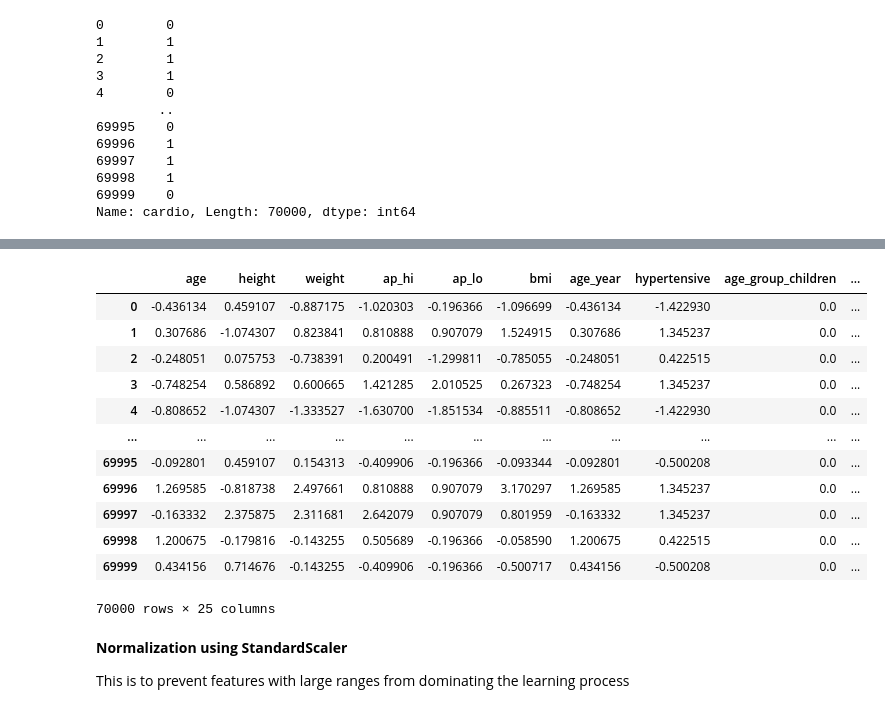
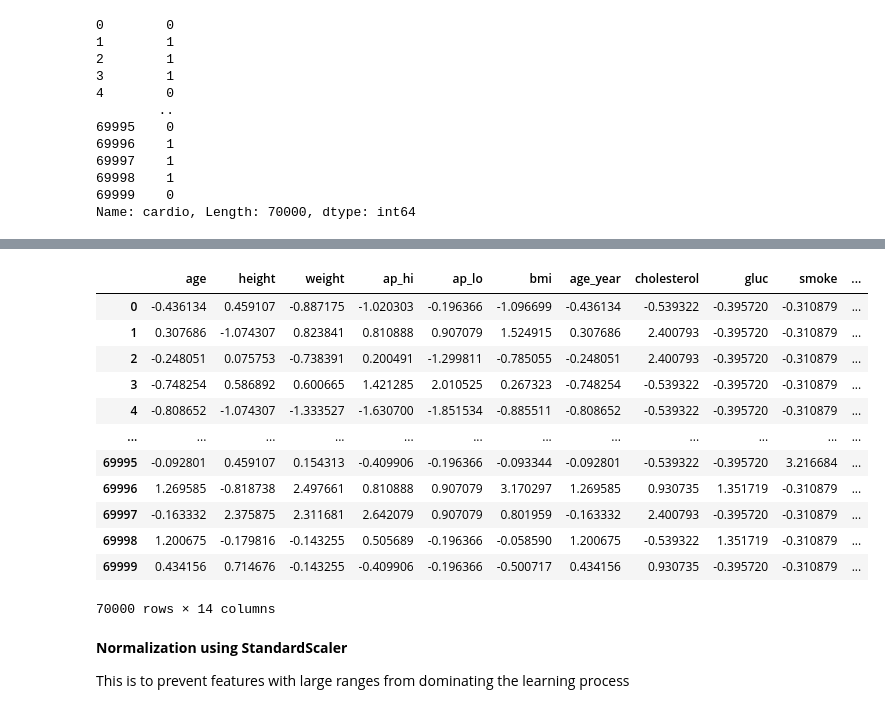
Before and after one commit to Abdulbasit4422/Cardiovascular-Disease-Prediction-Model, a Jupyter notebook: cardiovascular-diseases-prediction-model.ipynb, the cells around one changed output, grey strips where cells are left out. Drawn from its saved outputs; the diff is of its cells as text; code cells hidden in the pictures.

```diff
--- a/cardiovascular-diseases-prediction-model.ipynb
+++ b/cardiovascular-diseases-prediction-model.ipynb
@@ -702,0 +707,9 @@ Name: cardio, Length: 70000, dtype: int64
+# %%
+parameter = features.drop(
+    ['age_group_children', 'age_group_teenager', 'age_group_youth', 'age_group_middle_age',
+     'age_group_elderly', 'obesity_0', 'obesity_1', 'obesity_2', 'obesity_3',
+     'obesity_4', 'hypertensive'],
+    axis=1
+)
+
+parameter
@@ -703,22 +730,22 @@ Name: cardio, Length: 70000, dtype: int64
 # %%
-features_scale = scaler.fit_transform(features)
+features_scale = scaler.fit_transform(parameter)
 # %%
-x_scale = pd.DataFrame(features_scale,columns=[features.columns])
+x_scale = pd.DataFrame(features_scale,columns=[parameter.columns])
 x_scale
 # %% [output]
-|  | age | height | weight | ap_hi | ap_lo | bmi | age_year | hypertensive | age_group_children | ... |
-| 0 | -0.436134 | 0.459107 | -0.887175 | -1.020303 | -0.196366 | -1.096699 | -0.436134 | -1.422930 | 0.0 | ... |
-| 1 | 0.307686 | -1.074307 | 0.823841 | 0.810888 | 0.907079 | 1.524915 | 0.307686 | 1.345237 | 0.0 | ... |
-| 2 | -0.248051 | 0.075753 | -0.738391 | 0.200491 | -1.299811 | -0.785055 | -0.248051 | 0.422515 | 0.0 | ... |
-| 3 | -0.748254 | 0.586892 | 0.600665 | 1.421285 | 2.010525 | 0.267323 | -0.748254 | 1.345237 | 0.0 | ... |
-| 4 | -0.808652 | -1.074307 | -1.333527 | -1.630700 | -1.851534 | -0.885511 | -0.808652 | -1.422930 | 0.0 | ... |
-| ... | ... | ... | ... | ... | ... | ... | ... | ... | ... | ... |
-| 69995 | -0.092801 | 0.459107 | 0.154313 | -0.409906 | -0.196366 | -0.093344 | -0.092801 | -0.500208 | 0.0 | ... |
-| 69996 | 1.269585 | -0.818738 | 2.497661 | 0.810888 | 0.907079 | 3.170297 | 1.269585 | 1.345237 | 0.0 | ... |
-| 69997 | -0.163332 | 2.375875 | 2.311681 | 2.642079 | 0.907079 | 0.801959 | -0.163332 | 1.345237 | 0.0 | ... |
-| 69998 | 1.200675 | -0.179816 | -0.143255 | 0.505689 | -0.196366 | -0.058590 | 1.200675 | 0.422515 | 0.0 | ... |
-| 69999 | 0.434156 | 0.714676 | -0.143255 | -0.409906 | -0.196366 | -0.500717 | 0.434156 | -0.500208 | 0.0 | ... |
+|  | age | height | weight | ap_hi | ap_lo | bmi | age_year | cholesterol | gluc | smoke | ... |
+| 0 | -0.436134 | 0.459107 | -0.887175 | -1.020303 | -0.196366 | -1.096699 | -0.436134 | -0.539322 | -0.395720 | -0.310879 | ... |
+| 1 | 0.307686 | -1.074307 | 0.823841 | 0.810888 | 0.907079 | 1.524915 | 0.307686 | 2.400793 | -0.395720 | -0.310879 | ... |
+| 2 | -0.248051 | 0.075753 | -0.738391 | 0.200491 | -1.299811 | -0.785055 | -0.248051 | 2.400793 | -0.395720 | -0.310879 | ... |
+| 3 | -0.748254 | 0.586892 | 0.600665 | 1.421285 | 2.010525 | 0.267323 | -0.748254 | -0.539322 | -0.395720 | -0.310879 | ... |
+| 4 | -0.808652 | -1.074307 | -1.333527 | -1.630700 | -1.851534 | -0.885511 | -0.808652 | -0.539322 | -0.395720 | -0.310879 | ... |
+| ... | ... | ... | ... | ... | ... | ... | ... | ... | ... | ... | ... |
+| 69995 | -0.092801 | 0.459107 | 0.154313 | -0.409906 | -0.196366 | -0.093344 | -0.092801 | -0.539322 | -0.395720 | 3.216684 | ... |
+| 69996 | 1.269585 | -0.818738 | 2.497661 | 0.810888 | 0.907079 | 3.170297 | 1.269585 | 0.930735 | 1.351719 | -0.310879 | ... |
+| 69997 | -0.163332 | 2.375875 | 2.311681 | 2.642079 | 0.907079 | 0.801959 | -0.163332 | 2.400793 | -0.395720 | -0.310879 | ... |
+| 69998 | 1.200675 | -0.179816 | -0.143255 | 0.505689 | -0.196366 | -0.058590 | 1.200675 | -0.539322 | 1.351719 | -0.310879 | ... |
+| 69999 | 0.434156 | 0.714676 | -0.143255 | -0.409906 | -0.196366 | -0.500717 | 0.434156 | 0.930735 | -0.395720 | -0.310879 | ... |
-70000 rows × 25 columns
+70000 rows × 14 columns
 # %%
 from sklearn.model_selection import train_test_split
 # Split data
```
Also changed, not shown: parts of 8 cells of this notebook, 3 other files.
